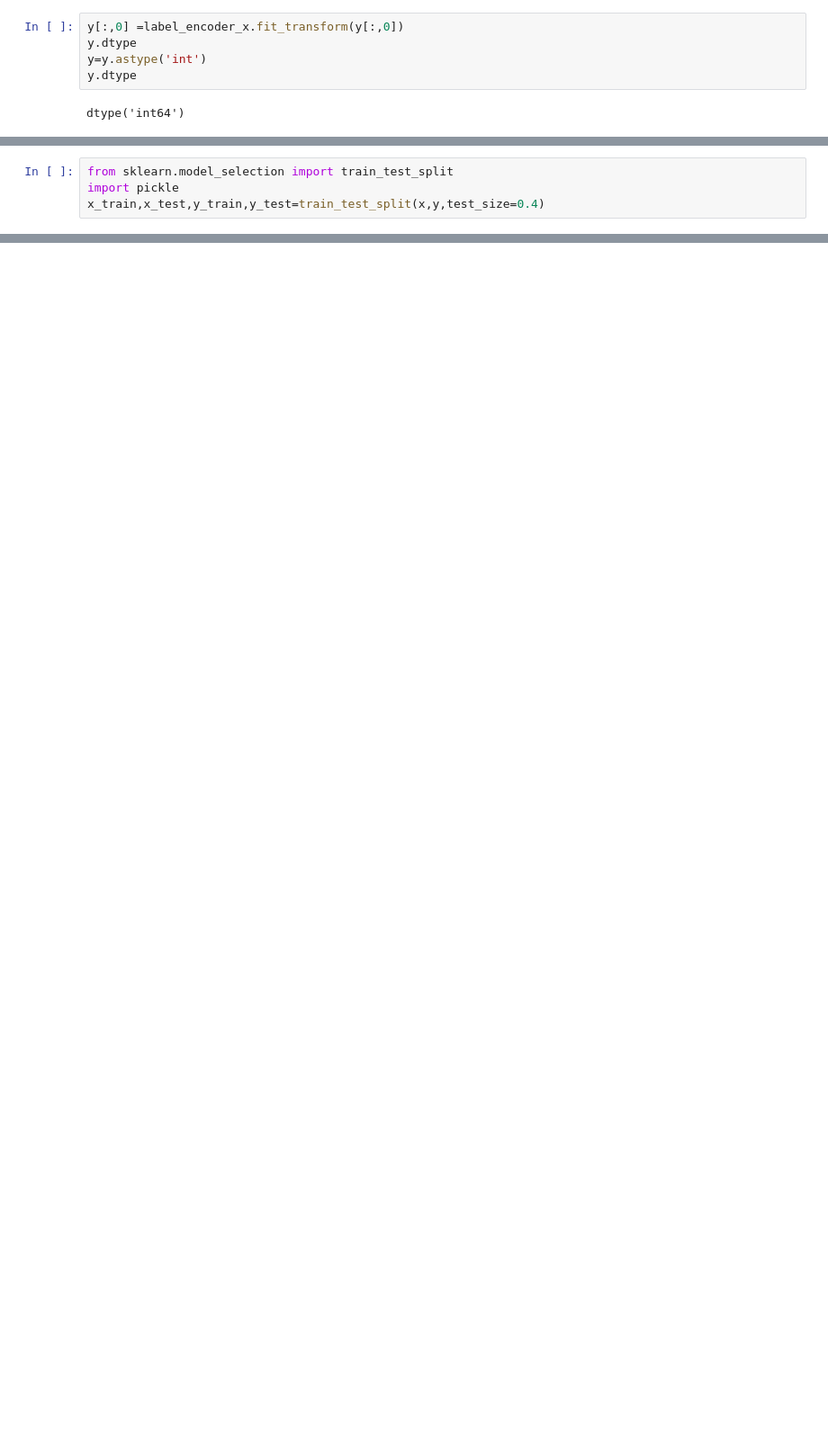
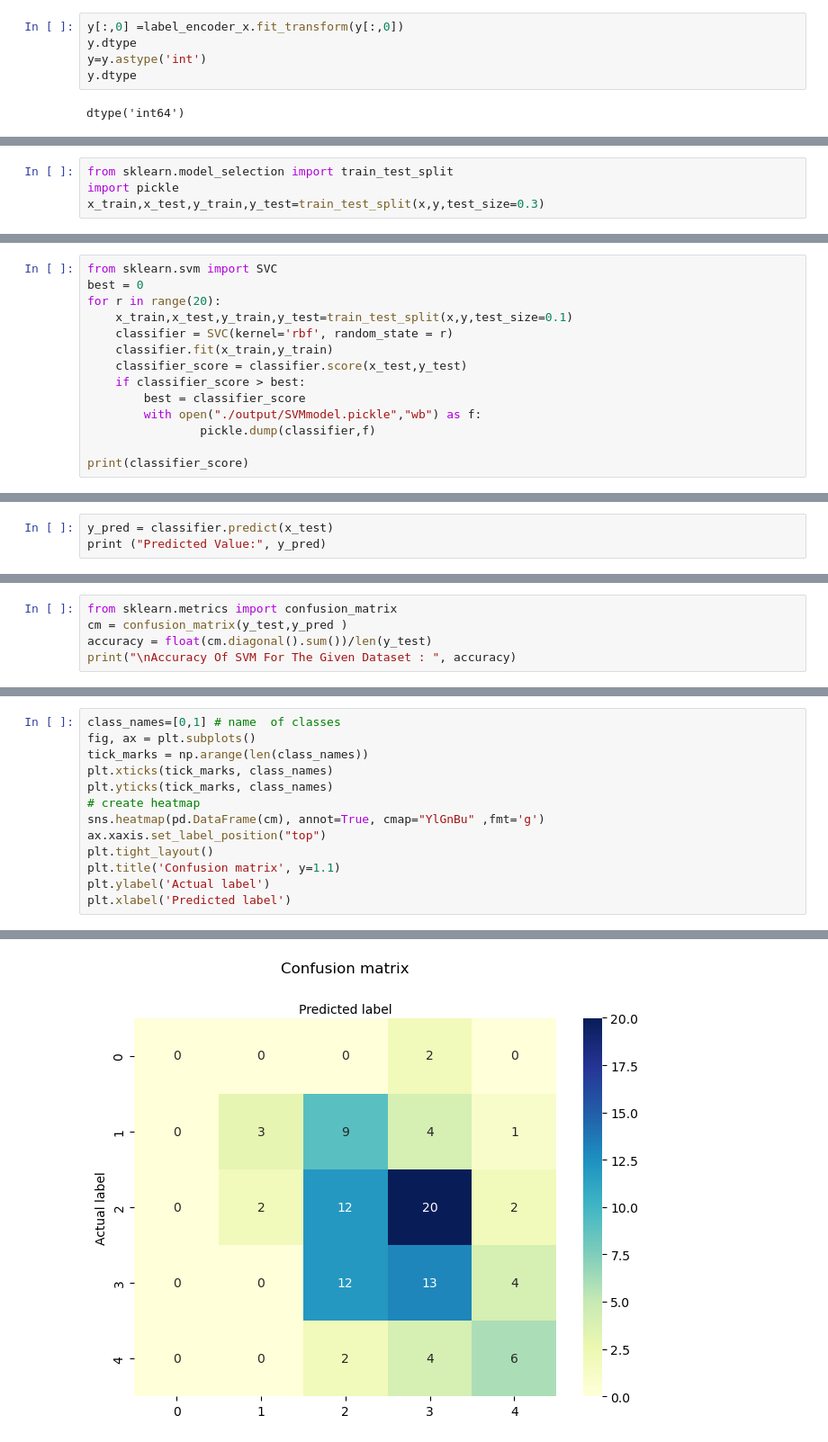
Before and after one commit to Ukomming/Predicting_students_performance-main-master, a Jupyter notebook: Svm.ipynb, the cells around one changed output, grey strips where cells are left out. Shown at 90% size. Drawn from its saved outputs; the diff is of its cells as text; blank space fills up the shorter version.

```diff
--- a/Svm.ipynb
+++ b/Svm.ipynb
@@ -63,5 +69,5 @@ dtype('int64')
 # %%
 from sklearn.model_selection import train_test_split
 import pickle
-x_train,x_test,y_train,y_test=train_test_split(x,y,test_size=0.4)
+x_train,x_test,y_train,y_test=train_test_split(x,y,test_size=0.3)
 # %% [markdown]
@@ -68,0 +75,14 @@ x_train,x_test,y_train,y_test=train_test_split(x,y,test_size=0.4)
+# %%
+from sklearn.svm import SVC
+best = 0
+for r in range(20):
+    x_train,x_test,y_train,y_test=train_test_split(x,y,test_size=0.1)
+    classifier = SVC(kernel='rbf', random_state = r)
+    classifier.fit(x_train,y_train)
+    classifier_score = classifier.score(x_test,y_test)
+    if classifier_score > best:
+        best = classifier_score
+        with open("./output/SVMmodel.pickle","wb") as f:
+                pickle.dump(classifier,f)
+
+print(classifier_score)
@@ -68,0 +93,3 @@ x_train,x_test,y_train,y_test=train_test_split(x,y,test_size=0.4)
+# %%
+y_pred = classifier.predict(x_test)
+print ("Predicted Value:", y_pred)
@@ -70,0 +100,5 @@ x_train,x_test,y_train,y_test=train_test_split(x,y,test_size=0.4)
+# %%
+from sklearn.metrics import confusion_matrix
+cm = confusion_matrix(y_test,y_pred )
+accuracy = float(cm.diagonal().sum())/len(y_test)
+print("\nAccuracy Of SVM For The Given Dataset : ", accuracy)
@@ -70,0 +134,14 @@ x_train,x_test,y_train,y_test=train_test_split(x,y,test_size=0.4)
+# %%
+class_names=[0,1] # name  of classes
+fig, ax = plt.subplots()
+tick_marks = np.arange(len(class_names))
+plt.xticks(tick_marks, class_names)
+plt.yticks(tick_marks, class_names)
+# create heatmap
+sns.heatmap(pd.DataFrame(cm), annot=True, cmap="YlGnBu" ,fmt='g')
+ax.xaxis.set_label_position("top")
+plt.tight_layout()
+plt.title('Confusion matrix', y=1.1)
+plt.ylabel('Actual label')
+plt.xlabel('Predicted label')
+# %% [output]
@@ -70,0 +149 @@ x_train,x_test,y_train,y_test=train_test_split(x,y,test_size=0.4)
+[figure, added]
```
Also changed, not shown: parts of 19 cells of this notebook, 10 other files.
